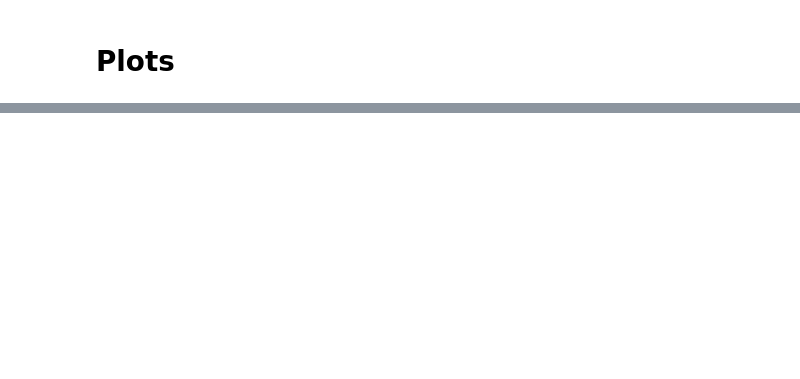
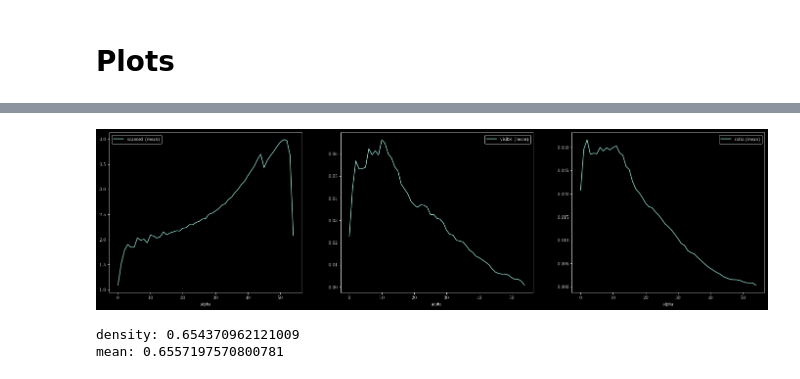
Before and after one commit to tensorware/aos-evaluation, a Jupyter notebook: process.ipynb, the cells around one changed output, grey strips where cells are left out. Saved outputs shown, nothing was run; the diff lists cells and outputs as text; code cells hidden in the pictures; blank space fills up the shorter version.

```diff
--- a/process.ipynb
+++ b/process.ipynb
@@ -97,3 +113,6 @@ importlib.reload(ut)
 
 # integrate ground
 ground, alphas = ut.integrate_ground(df, parameters)
+
+# aggregate alphas
+df_alpha = ut.aggregate_alphas(alphas, sample=None)
@@ -151,19 +128,20 @@ ut.plot_heatmap(axs[2], ut.normalize_image(ground[:, :, 1] > 0), 'visible pixels
-# %%
-fig, ax = plt.subplots(figsize=(12, 8))
-
-# alpha dataframe
-df_alpha = pd.DataFrame(alphas.T, columns=['visible_x', 'visible_y', 'camera_x', 'camera_y', 'alpha'])
-df_alpha = df_alpha.sort_values(['visible_x', 'visible_y'], ignore_index=True)
-df_alpha = df_alpha.sample(n=np.minimum(df_alpha.shape[0], 10**5), random_state=42)
-df_alpha = df_alpha.apply(pd.to_numeric, downcast='integer')
-
-# plot alpha distribution (sampled)
-ut.plot_histogram(ax, df_alpha, 'alpha', f'field of view {parameters["view"]}°')
+# %%
+fig, axs = plt.subplots(1, 3, figsize=(24, 6))
+
+# plot alpha
+for i, column in enumerate(['scanned', 'visible', 'ratio']):
+    df_alpha.plot(kind='line', x='alpha', y=column, label=f'{column} (mean)', ax=axs[i])
+# %% [output]
+[figure, added]
 # %%
 scanned = np.count_nonzero(ground[:, :, 0])
-captured = np.count_nonzero(ground[:, :, 1])
-density = 1 - captured / scanned
+visible = np.count_nonzero(ground[:, :, 1])
+
+density = 1 - visible / scanned
 mean = 1 - (ground[:, :, 1] > 0).mean()
 
 print('density:', density)
 print('mean:', mean)
+# %% [output]
+density: 0.654370962121009
+mean: 0.6557197570800781
```
Also changed, not shown: parts of 9 cells of this notebook, 4 other files.
